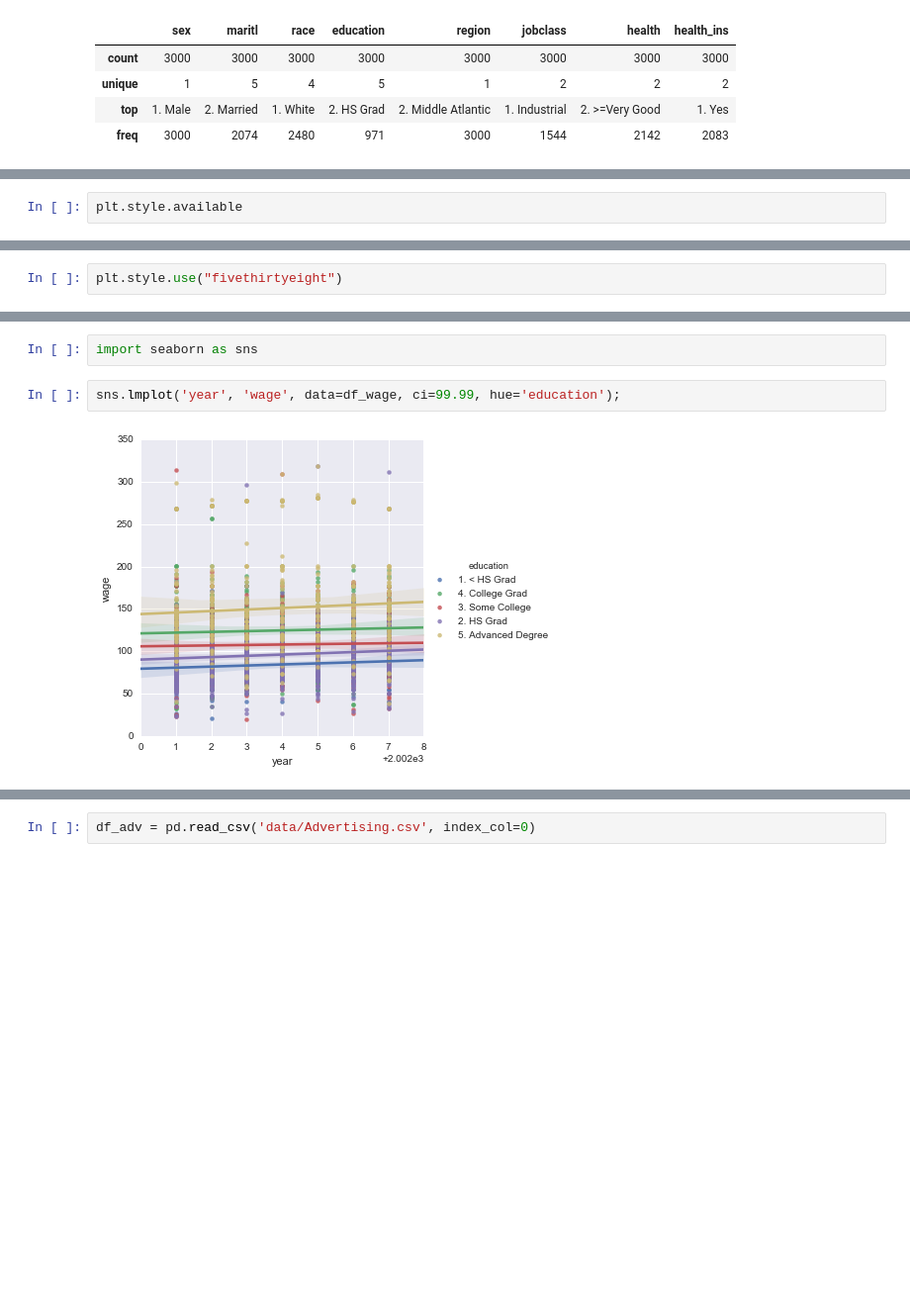
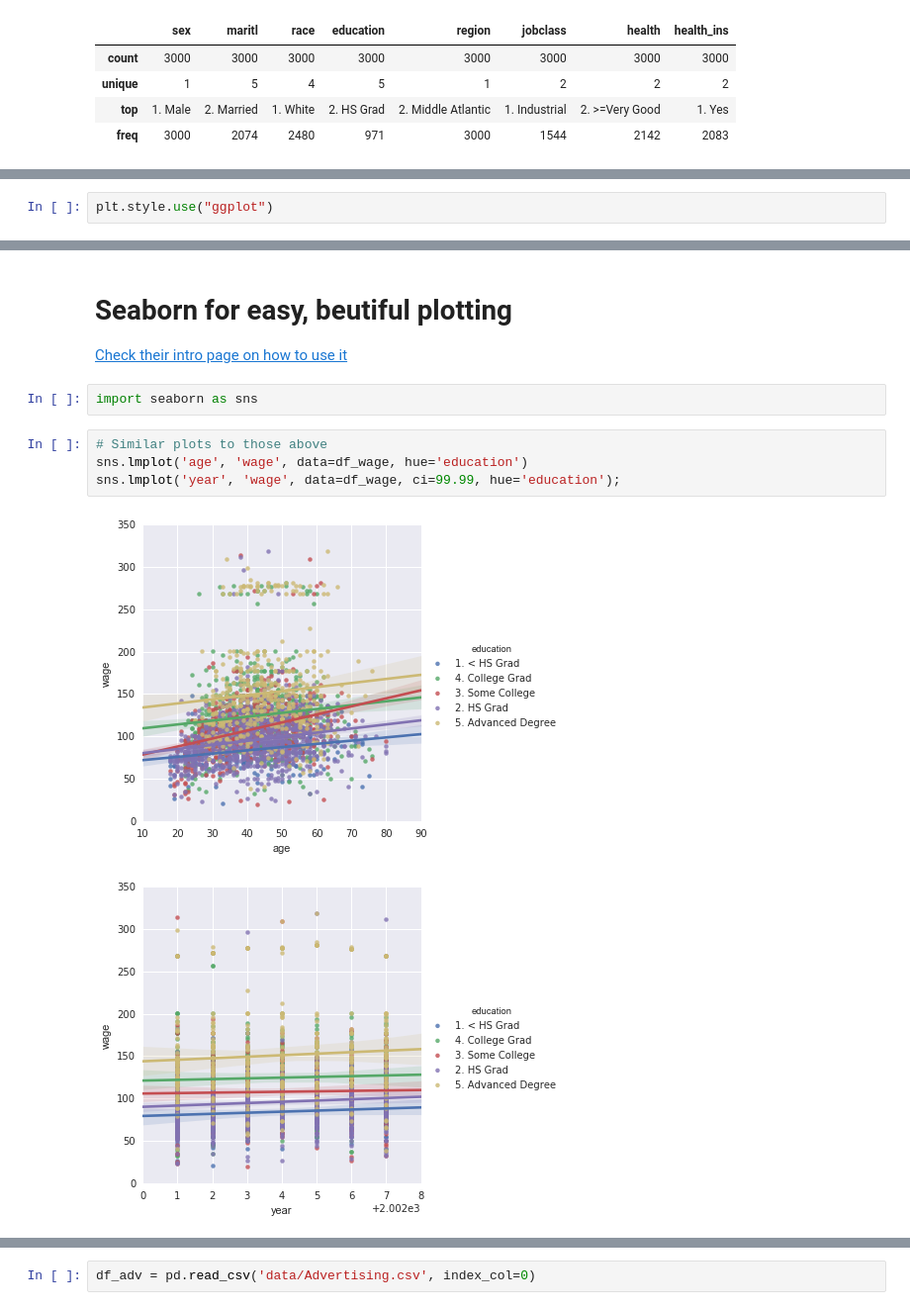
Before and after one commit to tdpetrou/Machine-Learning-Books-With-Python, a Jupyter notebook: Introduction to Statistical Learning/chapter 1 and 2.ipynb, the cells around one changed output, grey strips where cells are left out. Shown: that part at 99% size. Cells and saved outputs as stored; diff of their text form; blank space fills up the shorter version.

Commit message:
intro complete

```diff
--- a/Introduction to Statistical Learning/chapter 1 and 2.ipynb
+++ b/Introduction to Statistical Learning/chapter 1 and 2.ipynb
@@ -56,2 +128,2 @@ df_wage.describe(include=['O'])
 # %%
-plt.style.available
+plt.style.use("ggplot")
@@ -76,2 +129,0 @@ plt.style.available
-# %%
-plt.style.use("fivethirtyeight")
@@ -93,6 +180,12 @@ df_wage.plot.scatter('year', 'wage', figsize=(14,8))
+# %% [markdown]
+# Seaborn for easy, beutiful plotting
+[Check their intro page on how to use it](https://web.stanford.edu/~mwaskom/software/seaborn/)
 # %%
 import seaborn as sns
 # %%
+# Similar plots to those above
+sns.lmplot('age', 'wage', data=df_wage, hue='education')
 sns.lmplot('year', 'wage', data=df_wage, ci=99.99, hue='education');
 # %% [output]
-[figure, old version]
+[figure, new version]
+[figure, added]
```
Also changed, not shown: parts of 28 cells of this notebook.
